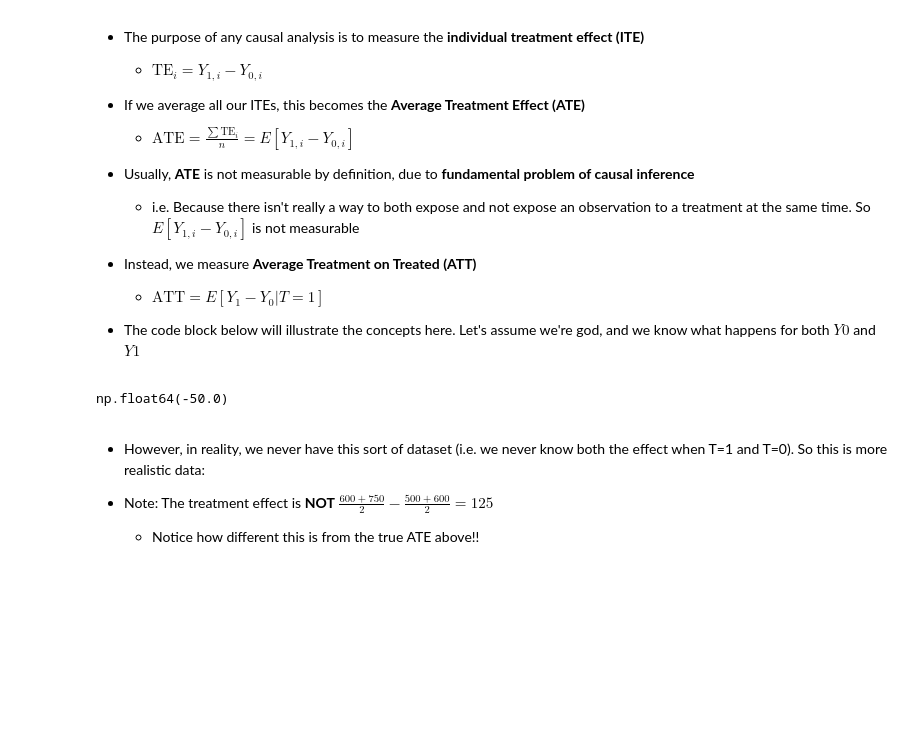
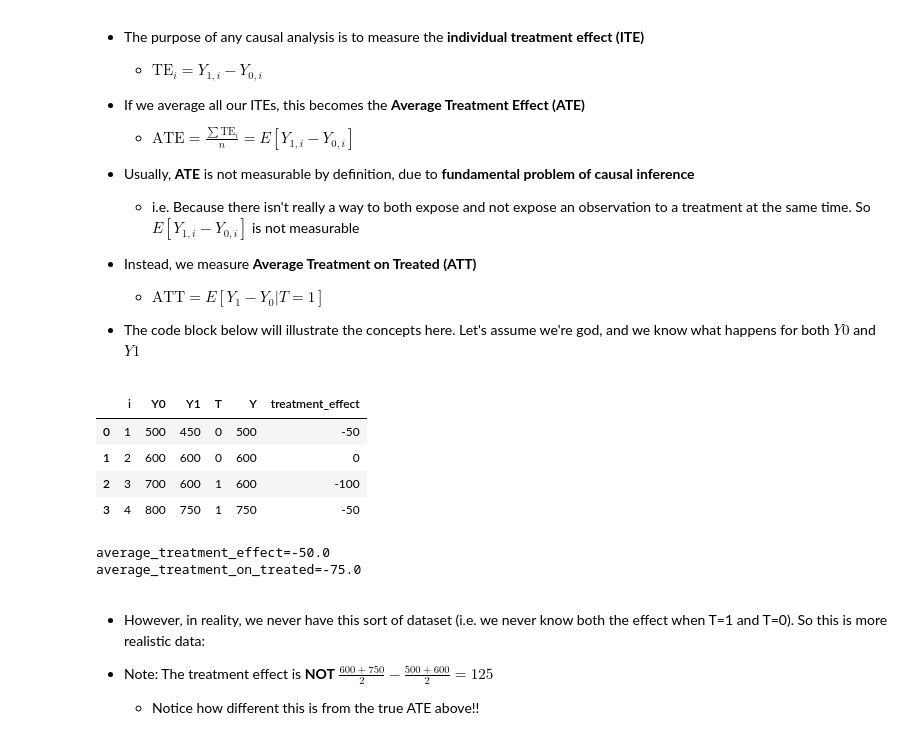
Before and after one commit to yjtek/causal_inference, a Jupyter notebook: causal_inference_for_brave_and_true/1. Intro to Causality.ipynb, the cells around one changed output. Saved outputs shown, nothing was run; the diff lists cells and outputs as text; code cells hidden in the pictures; blank space fills up the shorter version.

```diff
--- a/causal_inference_for_brave_and_true/1. Intro to Causality.ipynb
+++ b/causal_inference_for_brave_and_true/1. Intro to Causality.ipynb
@@ -89,18 +89,27 @@ data = get_dataset()
 # %%
 data = pd.DataFrame({
     'i': [1,2,3,4],
     'Y0': [500,600,700,800],
     'Y1': [450,600,600,750],
     'T': [0,0,1,1],
     'Y': [500,600,600,750],
 })
 
 data['treatment_effect'] = data['Y1'] - data['Y0']
-average_treatment_affect = np.mean(data['treatment_effect'])
-average_treatment_on_treated = np.mean(data.loc[data['T'] == 1]['treatment_effect'])
-average_treatment_affect
+average_treatment_effect = float(np.mean(data['treatment_effect']))
+average_treatment_on_treated = float(np.mean(data.loc[data['T'] == 1]['treatment_effect']))
+
+display(data)
+print(f"{average_treatment_effect=}")
+print(f"{average_treatment_on_treated=}")
 # %% [output]
+|  | i | Y0 | Y1 | T | Y | treatment_effect |
+| 0 | 1 | 500 | 450 | 0 | 500 | -50 |
+| 1 | 2 | 600 | 600 | 0 | 600 | 0 |
+| 2 | 3 | 700 | 600 | 1 | 600 | -100 |
+| 3 | 4 | 800 | 750 | 1 | 750 | -50 |
-np.float64(-50.0)
+average_treatment_effect=-50.0
+average_treatment_on_treated=-75.0
 # %% [markdown]
 - However, in reality, we never have this sort of dataset (i.e. we never know both the effect when T=1 and T=0). So this is more realistic data:
 
```
Also changed, not shown: parts of 2 cells of this notebook, 5 other files.
